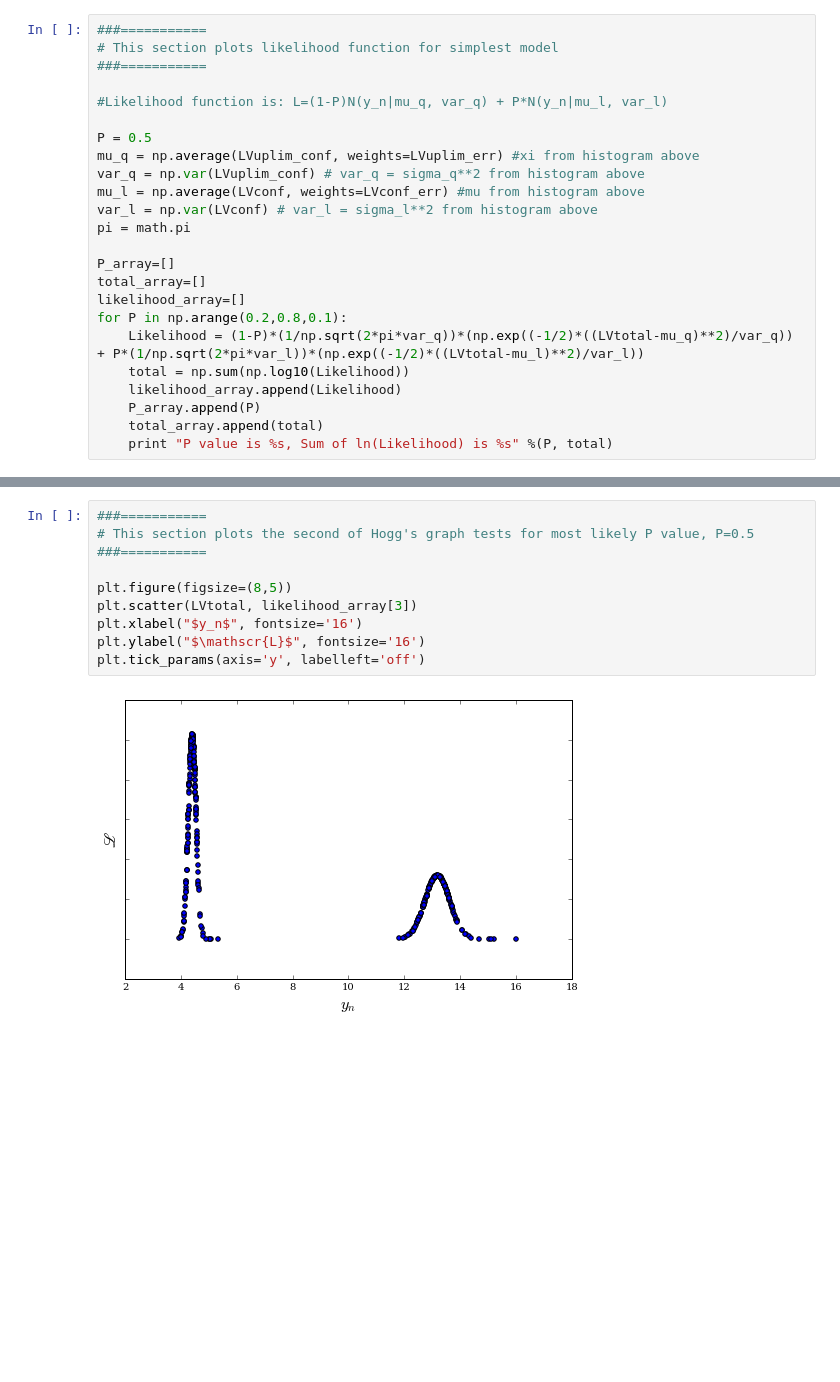
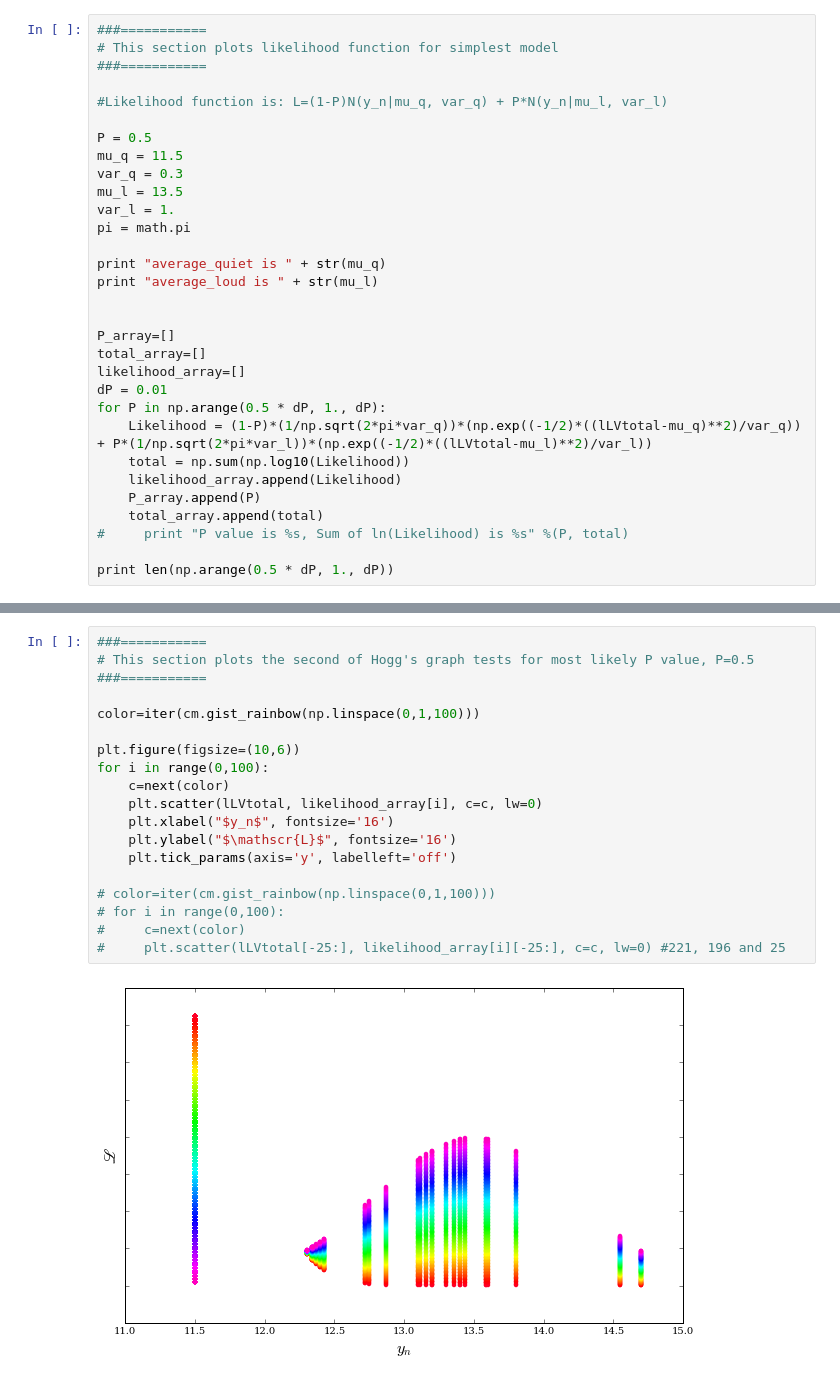
Before and after one commit to elliesch/python_codes, a Jupyter notebook: MixtureModel.ipynb, the cells around one changed output, grey strips where cells are left out. Drawn from its saved outputs; the diff is of its cells as text; blank space fills up the shorter version.

```diff
--- a/MixtureModel.ipynb
+++ b/MixtureModel.ipynb
@@ -88,20 +96,27 @@ ax2.set_title('Upper Limits Treated Like Confirmed Detections')
 #Likelihood function is: L=(1-P)N(y_n|mu_q, var_q) + P*N(y_n|mu_l, var_l)
 
 P = 0.5
-mu_q = np.average(LVuplim_conf, weights=LVuplim_err) #xi from histogram above
-var_q = np.var(LVuplim_conf) # var_q = sigma_q**2 from histogram above
-mu_l = np.average(LVconf, weights=LVconf_err) #mu from histogram above
-var_l = np.var(LVconf) # var_l = sigma_l**2 from histogram above
+mu_q = 11.5
+var_q = 0.3
+mu_l = 13.5
+var_l = 1.
 pi = math.pi
+
+print "average_quiet is " + str(mu_q)
+print "average_loud is " + str(mu_l)
+
 
 P_array=[]
 total_array=[]
 likelihood_array=[]
-for P in np.arange(0.2,0.8,0.1):
-    Likelihood = (1-P)*(1/np.sqrt(2*pi*var_q))*(np.exp((-1/2)*((LVtotal-mu_q)**2)/var_q)) + P*(1/np.sqrt(2*pi*var_l))*(np.exp((-1/2)*((LVtotal-mu_l)**2)/var_l))
+dP = 0.01
+for P in np.arange(0.5 * dP, 1., dP):
+    Likelihood = (1-P)*(1/np.sqrt(2*pi*var_q))*(np.exp((-1/2)*((lLVtotal-mu_q)**2)/var_q)) + P*(1/np.sqrt(2*pi*var_l))*(np.exp((-1/2)*((lLVtotal-mu_l)**2)/var_l))
     total = np.sum(np.log10(Likelihood))
     likelihood_array.append(Likelihood)
     P_array.append(P)
     total_array.append(total)
-    print "P value is %s, Sum of ln(Likelihood) is %s" %(P, total)
+#     print "P value is %s, Sum of ln(Likelihood) is %s" %(P, total)
+
+print len(np.arange(0.5 * dP, 1., dP))
 # %% [output]
@@ -127,15 +139,24 @@ plt.tick_params(axis='y', labelleft='off')
 # %%
 ###===========
 # This section plots the second of Hogg's graph tests for most likely P value, P=0.5
 ###===========
 
-plt.figure(figsize=(8,5))
-plt.scatter(LVtotal, likelihood_array[3])
-plt.xlabel("$y_n$", fontsize='16')
-plt.ylabel("$\mathscr{L}$", fontsize='16')
-plt.tick_params(axis='y', labelleft='off')
+color=iter(cm.gist_rainbow(np.linspace(0,1,100)))
+
+plt.figure(figsize=(10,6))
+for i in range(0,100):
+    c=next(color)
+    plt.scatter(lLVtotal, likelihood_array[i], c=c, lw=0)
+    plt.xlabel("$y_n$", fontsize='16')
+    plt.ylabel("$\mathscr{L}$", fontsize='16')
+    plt.tick_params(axis='y', labelleft='off')
+
+# color=iter(cm.gist_rainbow(np.linspace(0,1,100)))
+# for i in range(0,100):
+#     c=next(color)
+#     plt.scatter(lLVtotal[-25:], likelihood_array[i][-25:], c=c, lw=0) #221, 196 and 25
 # %% [output]
-[figure, old version]
+[figure, new version]
 # %%
 ###===========
 # This section plots histogram to compare to previous plot
```
Also changed, not shown: parts of 6 cells of this notebook.
